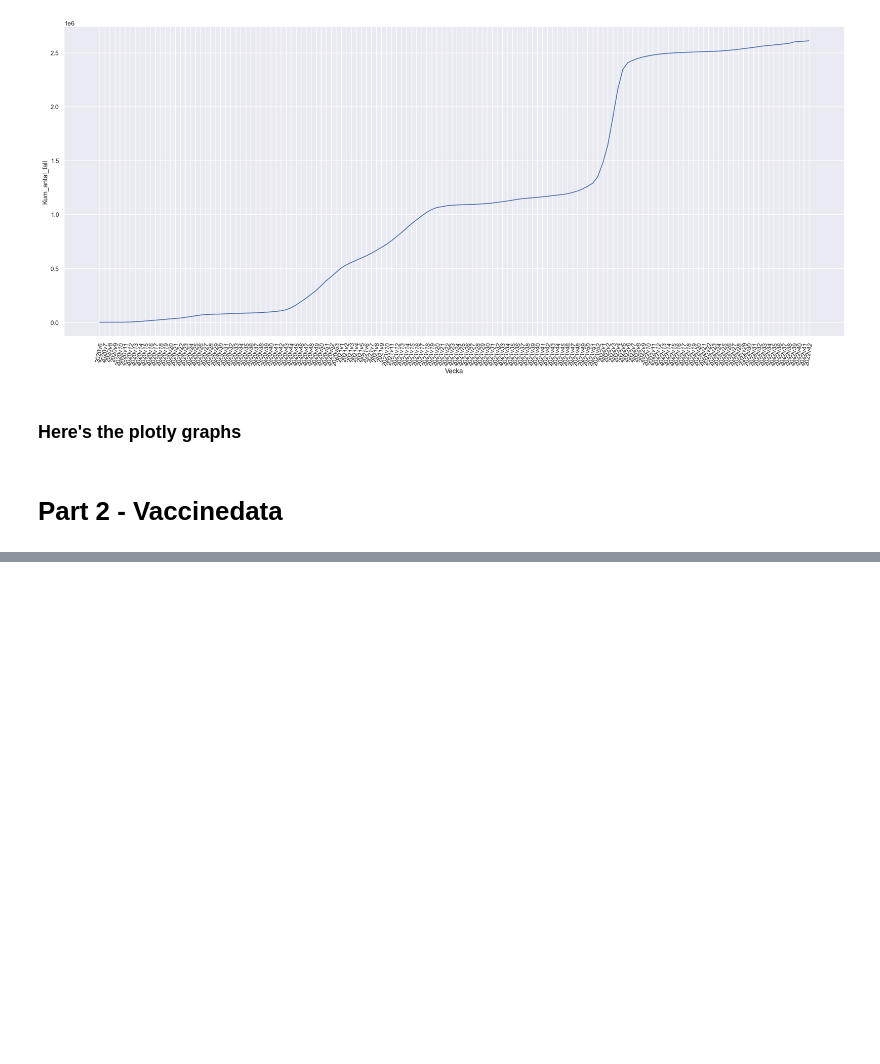
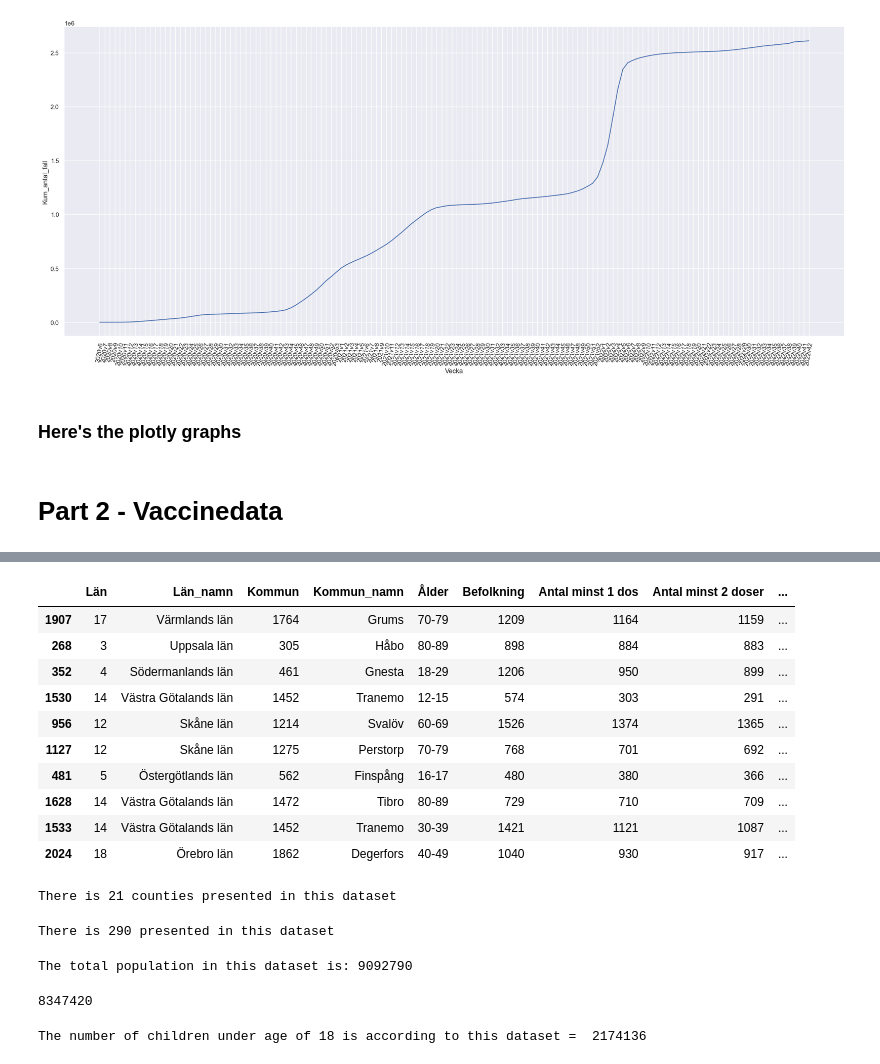
Before and after one commit to Robergjo/Dataprocessing-Joakim-Roberg, a Jupyter notebook: Lab- Covid 19/Lab/Labb 1 - Covid.ipynb, the cells around one changed output, grey strips where cells are left out. Saved outputs shown, nothing was run; the diff lists cells and outputs as text; code cells hidden in the pictures; blank space fills up the shorter version.

```diff
--- a/Lab- Covid 19/Lab/Labb 1 - Covid.ipynb
+++ b/Lab- Covid 19/Lab/Labb 1 - Covid.ipynb
@@ -130,3 +130,6 @@ fig_total.show()
 fig_total.write_html("kumultativt antal fall.html")
 # %% [markdown]
 # Part 2 - Vaccinedata
+# %%
+vaccine_data = pd.read_excel("Covid19_Vaccine.xlsx", sheet_name= "Vaccinerade kommun och ålder")
+vaccine_data.info()
@@ -132,0 +154,41 @@ fig_total.write_html("kumultativt antal fall.html")
+# %%
+vaccine_data.sample(10)
+# %% [output]
+|  | Län | Län_namn | Kommun | Kommun_namn | Ålder | Befolkning | Antal minst 1 dos | Antal minst 2 doser | ... |
+| 1907 | 17 | Värmlands län | 1764 | Grums | 70-79 | 1209 | 1164 | 1159 | ... |
+| 268 | 3 | Uppsala län | 305 | Håbo | 80-89 | 898 | 884 | 883 | ... |
+| 352 | 4 | Södermanlands län | 461 | Gnesta | 18-29 | 1206 | 950 | 899 | ... |
+| 1530 | 14 | Västra Götalands län | 1452 | Tranemo | 12-15 | 574 | 303 | 291 | ... |
+| 956 | 12 | Skåne län | 1214 | Svalöv | 60-69 | 1526 | 1374 | 1365 | ... |
+| 1127 | 12 | Skåne län | 1275 | Perstorp | 70-79 | 768 | 701 | 692 | ... |
+| 481 | 5 | Östergötlands län | 562 | Finspång | 16-17 | 480 | 380 | 366 | ... |
+| 1628 | 14 | Västra Götalands län | 1472 | Tibro | 80-89 | 729 | 710 | 709 | ... |
+| 1533 | 14 | Västra Götalands län | 1452 | Tranemo | 30-39 | 1421 | 1121 | 1087 | ... |
+| 2024 | 18 | Örebro län | 1862 | Degerfors | 40-49 | 1040 | 930 | 917 | ... |
+# %%
+counties = vaccine_data["Län"].nunique()
+print(f"There is {counties} counties presented in this dataset")
+# %% [output]
+There is 21 counties presented in this dataset
+# %%
+municipalities = vaccine_data["Kommun_namn"].nunique()
+print(f"There is {municipalities} presented in this dataset")
+# %% [output]
+There is 290 presented in this dataset
+# %%
+dataset_population = vaccine_data["Befolkning"].sum()
+print(f"The total population in this dataset is: {dataset_population}")
+# %% [output]
+The total population in this dataset is: 9092790
+# %%
+total_population_sweden = 10521556
+
+dataset_adults = vaccine_data[~vaccine_data["Ålder"].isin(['12-15', '16-17'])]["Befolkning"].sum()
+dataset_adults
+# %% [output]
+8347420
+# %%
+total_children = total_population_sweden - dataset_adults
+print("The number of children under age of 18 is according to this dataset = ", total_children)
+# %% [output]
+The number of children under age of 18 is according to this dataset =  2174136
```
Also changed, not shown: parts of 1 cell of this notebook.
